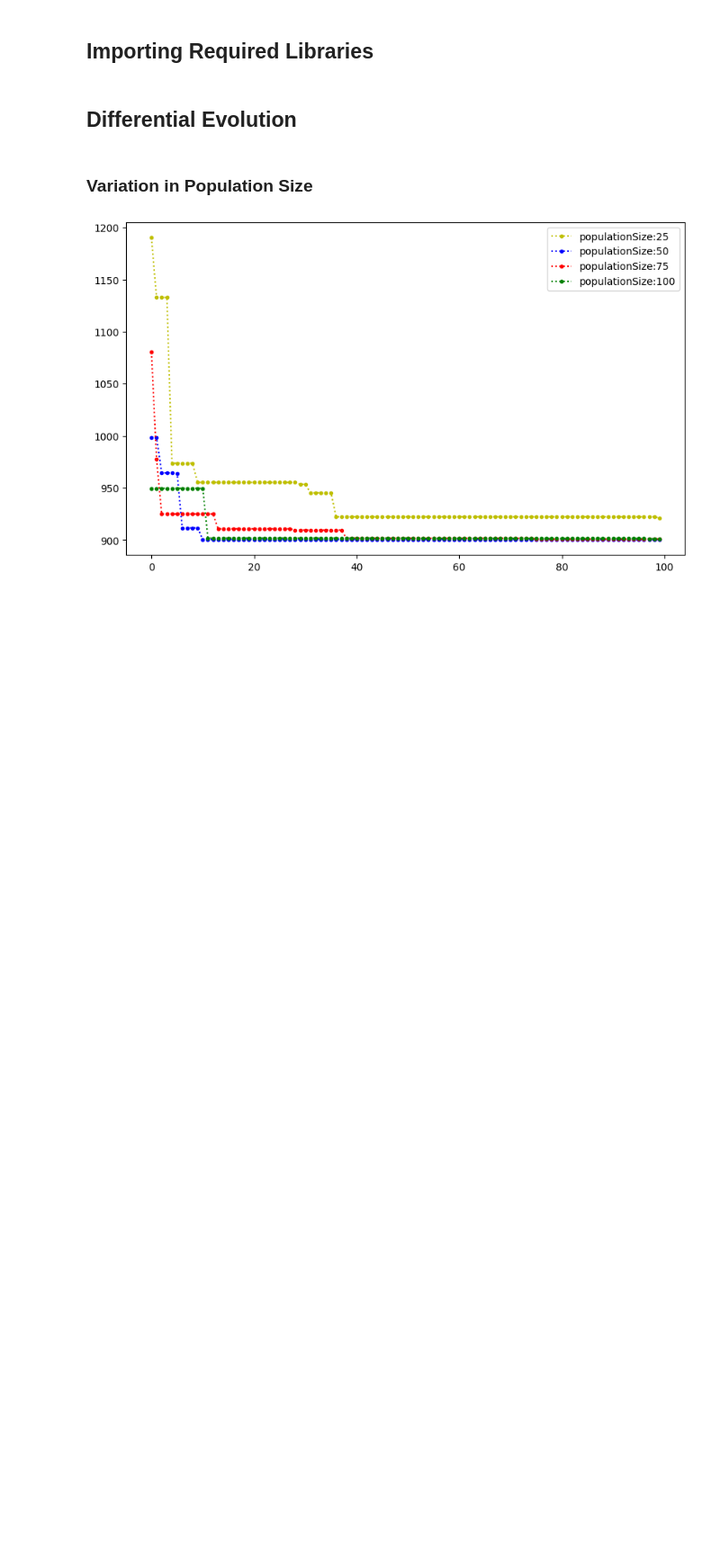
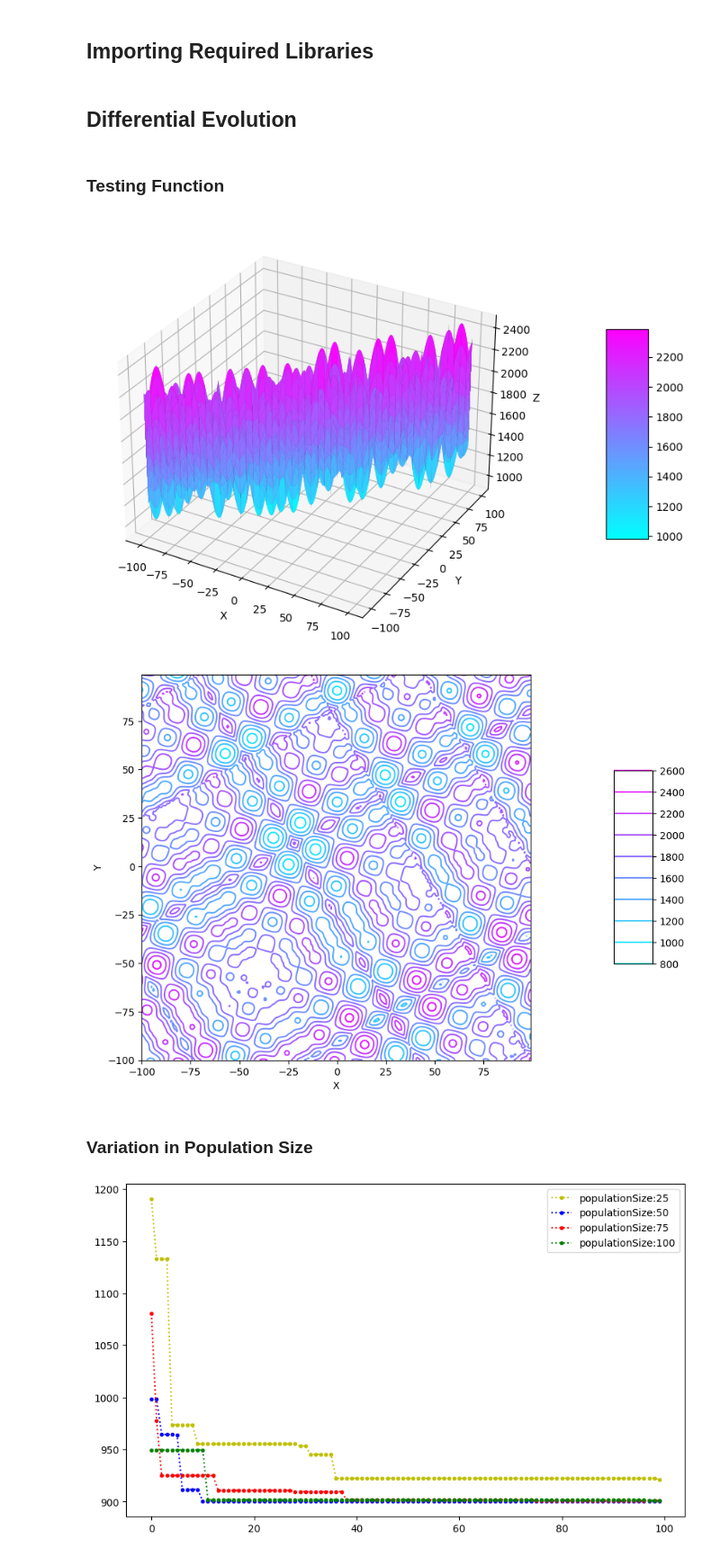
Before and after one commit to alexisuaguilaru/MetaPy, a Jupyter notebook: Testing/test_DifferentialEvolution_VariationParameter.ipynb, the cells around one changed output. Shown: that part at 90% size. Cells and saved outputs as stored; diff of their text form; code cells hidden in the pictures; blank space fills up the shorter version.

Commit message:
ADD function to plot objective function & ADD plot of objective fuction into DE Variation Parameter

```diff
--- a/Testing/test_DifferentialEvolution_VariationParameter.ipynb
+++ b/Testing/test_DifferentialEvolution_VariationParameter.ipynb
@@ -25,6 +25,16 @@ lower , upper = -100 , 100
 initializeIndividual = individual(lower,upper,dimension)
 
 DiffEvol = DifferentialEvolution(objectiveFunction,initializeIndividual)
+# %% [markdown]
+### Testing Function
+# %%
+# Plotting objective function
+
+PlottingObjectiveFunction(objectiveFunction)
+PlottingObjectiveFunction(objectiveFunction,PlotSurface=False)
+# %% [output]
+[figure, added]
+[figure, added]
 # %% [markdown]
 ### Variation in Population Size
 # %%
```
Also changed, not shown: parts of 1 cell of this notebook, 1 other file.
